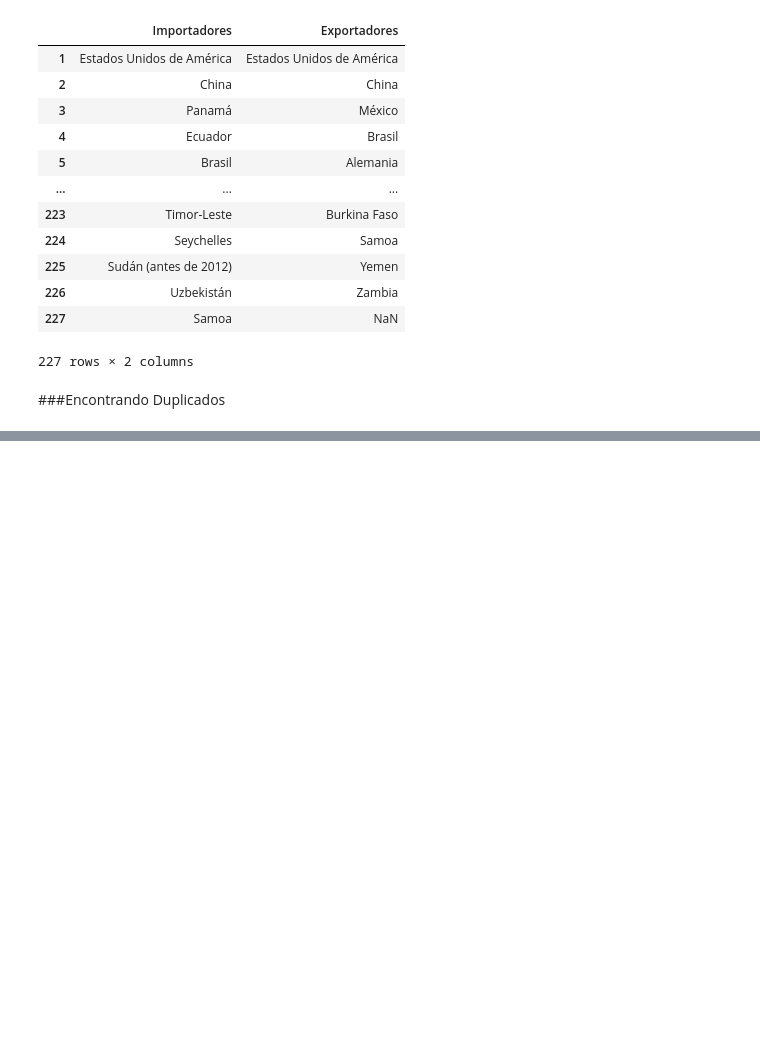
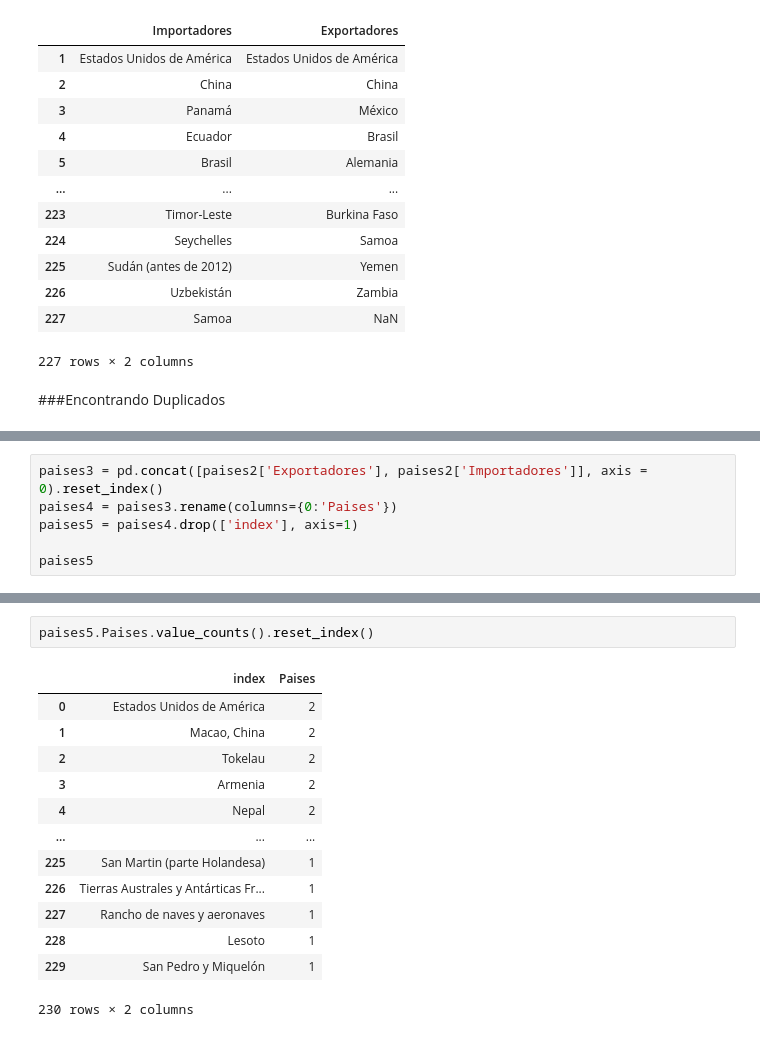
Before and after one commit to LuchoValr/Semillero, a Jupyter notebook: Proyecto_semillero.ipynb, the cells around one changed output, grey strips where cells are left out. Drawn from its saved outputs; the diff is of its cells as text; blank space fills up the shorter version.

```diff
--- a/Proyecto_semillero.ipynb
+++ b/Proyecto_semillero.ipynb
@@ -97,0 +82,6 @@ paises2[['Importadores','Exportadores']].value_counts().reset_index()
+# %%
+paises3 = pd.concat([paises2['Exportadores'], paises2['Importadores']], axis = 0).reset_index()
+paises4 = paises3.rename(columns={0:'Paises'})
+paises5 = paises4.drop(['index'], axis=1)
+
+paises5
@@ -97,0 +102,16 @@ paises2[['Importadores','Exportadores']].value_counts().reset_index()
+# %%
+paises5.Paises.value_counts().reset_index()
+# %% [output]
+|  | index | Paises |
+| 0 | Estados Unidos de América | 2 |
+| 1 | Macao, China | 2 |
+| 2 | Tokelau | 2 |
+| 3 | Armenia | 2 |
+| 4 | Nepal | 2 |
+| ... | ... | ... |
+| 225 | San Martin (parte Holandesa) | 1 |
+| 226 | Tierras Australes y Antárticas Fr... | 1 |
+| 227 | Rancho de naves y aeronaves | 1 |
+| 228 | Lesoto | 1 |
+| 229 | San Pedro y Miquelón | 1 |
+230 rows × 2 columns
```
Also changed, not shown: parts of 3 cells of this notebook.
